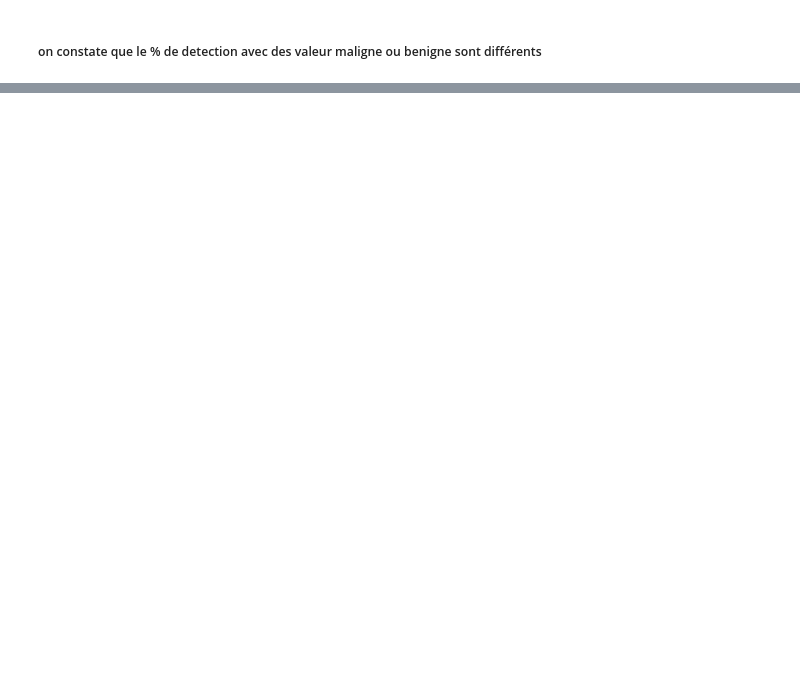
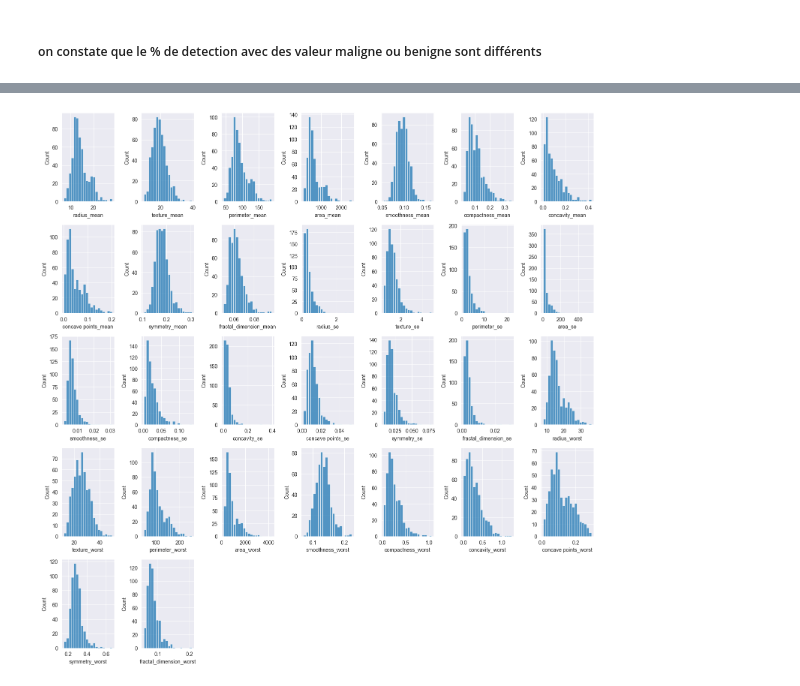
Before and after one commit to elvis-messiaen/regression_cancer_wisconsin, a Jupyter notebook: breast_cancer_wisconsin.ipynb, the cells around one changed output, grey strips where cells are left out. Cells and saved outputs as stored; diff of their text form; code cells hidden in the pictures; blank space fills up the shorter version.

```diff
--- a/breast_cancer_wisconsin.ipynb
+++ b/breast_cancer_wisconsin.ipynb
@@ -196,0 +210,14 @@ print(colonnes_min_zero)
+# %%
+cols = df.columns.drop("diagnosis")
+
+plt.figure(figsize=(15,15))
+for i, col in enumerate(cols, 1):
+    plt.subplot(5, 7, i)
+    sns.histplot(df[col], bins=20)
+    plt.xlabel(col)
+    plt.ylabel("Count")
+
+plt.tight_layout()
+plt.show()
+# %% [output]
+[figure, added]
```
Also changed, not shown: parts of 19 cells of this notebook, 1 other file.
